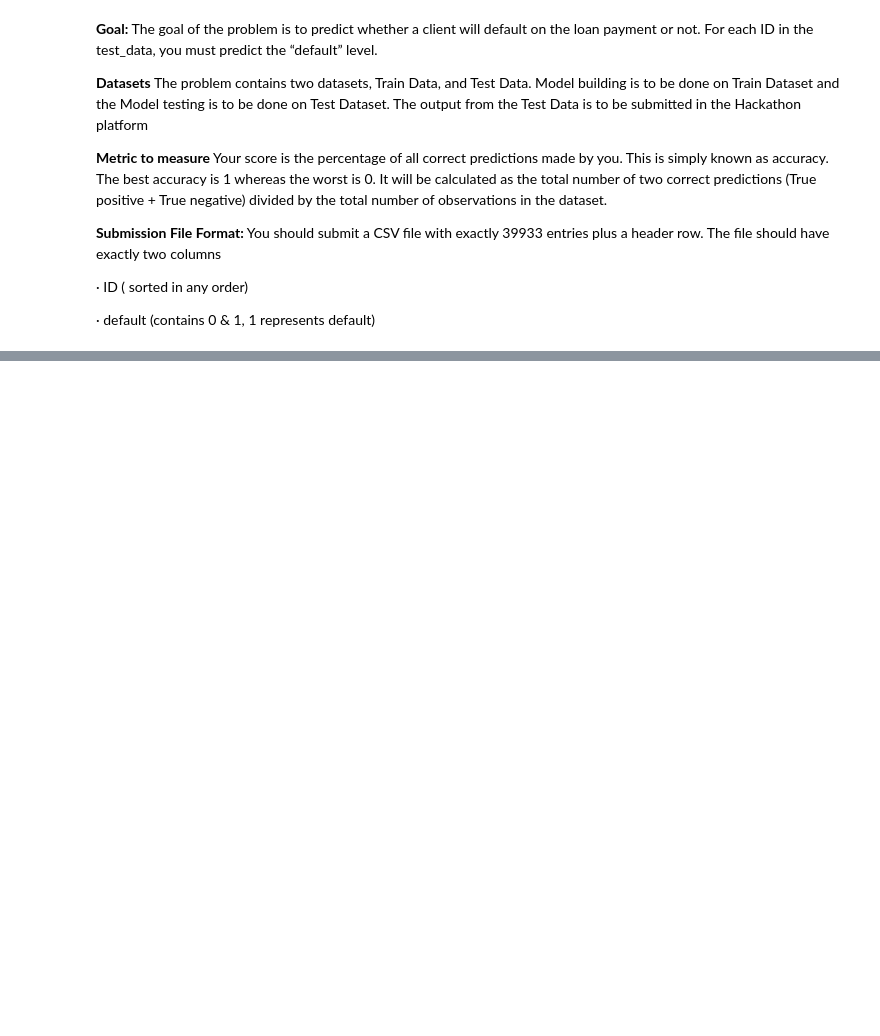
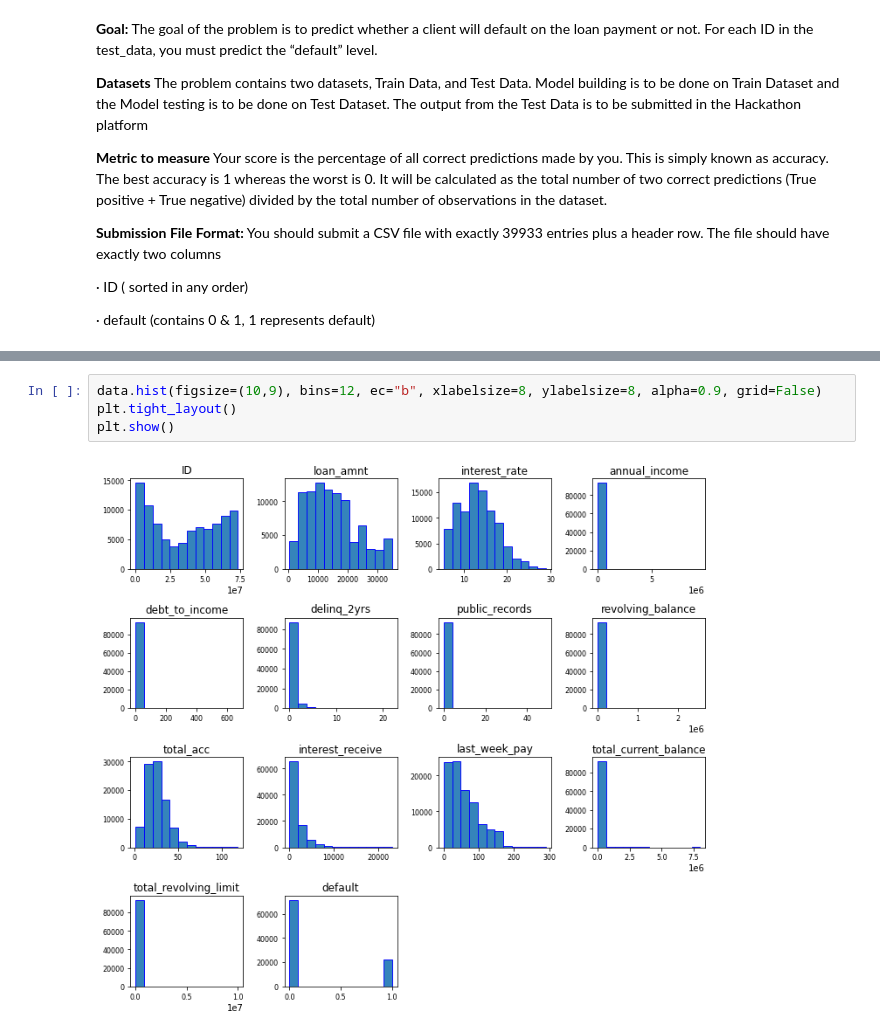
Before and after one commit to RaisaAnika/loan_nbfc_hacathon, a Jupyter notebook: LOAN_NBFC_Hackathon.ipynb, the cells around one changed output, grey strips where cells are left out. Cells and saved outputs as stored; diff of their text form; blank space fills up the shorter version.

```diff
--- a/LOAN_NBFC_Hackathon.ipynb
+++ b/LOAN_NBFC_Hackathon.ipynb
@@ -39,0 +457,6 @@ The file should have exactly two columns
+# %%
+data.hist(figsize=(10,9), bins=12, ec="b", xlabelsize=8, ylabelsize=8, alpha=0.9, grid=False)
+plt.tight_layout()
+plt.show()
+# %% [output]
+[figure, added]
```
Also changed, not shown: parts of 65 cells of this notebook.
